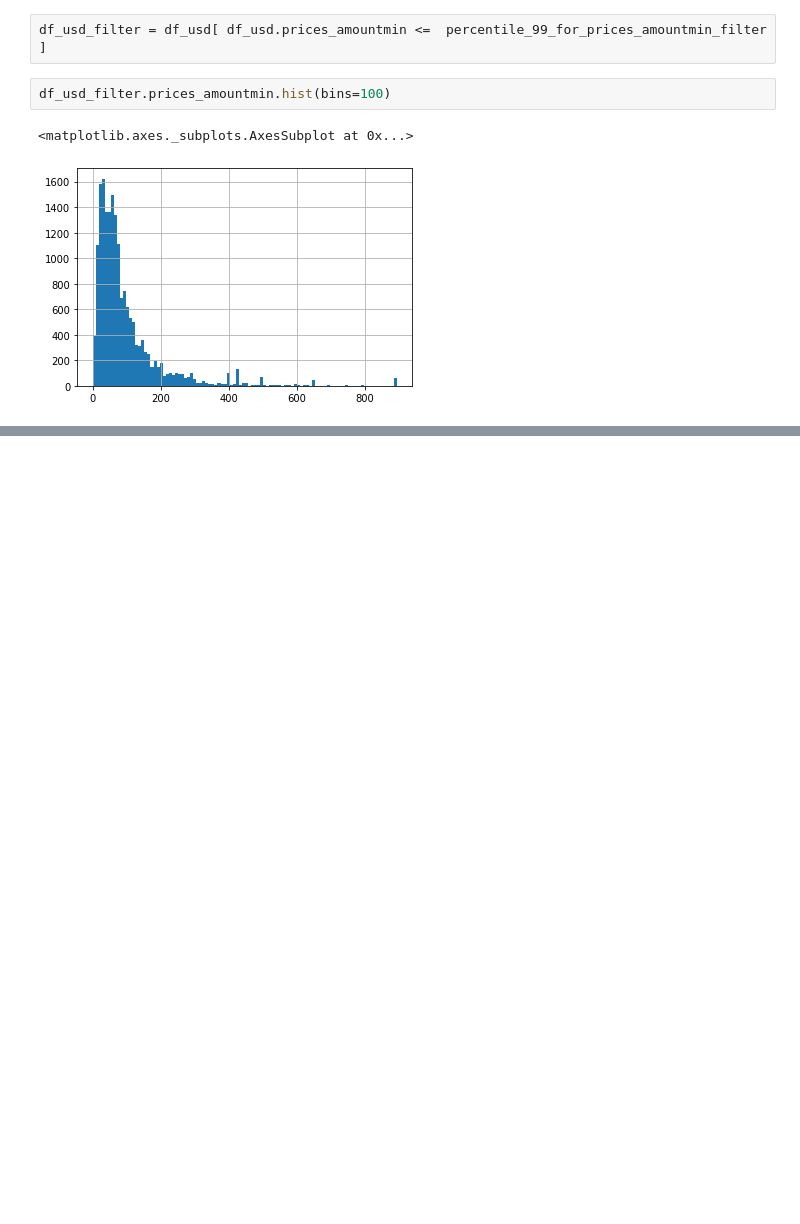
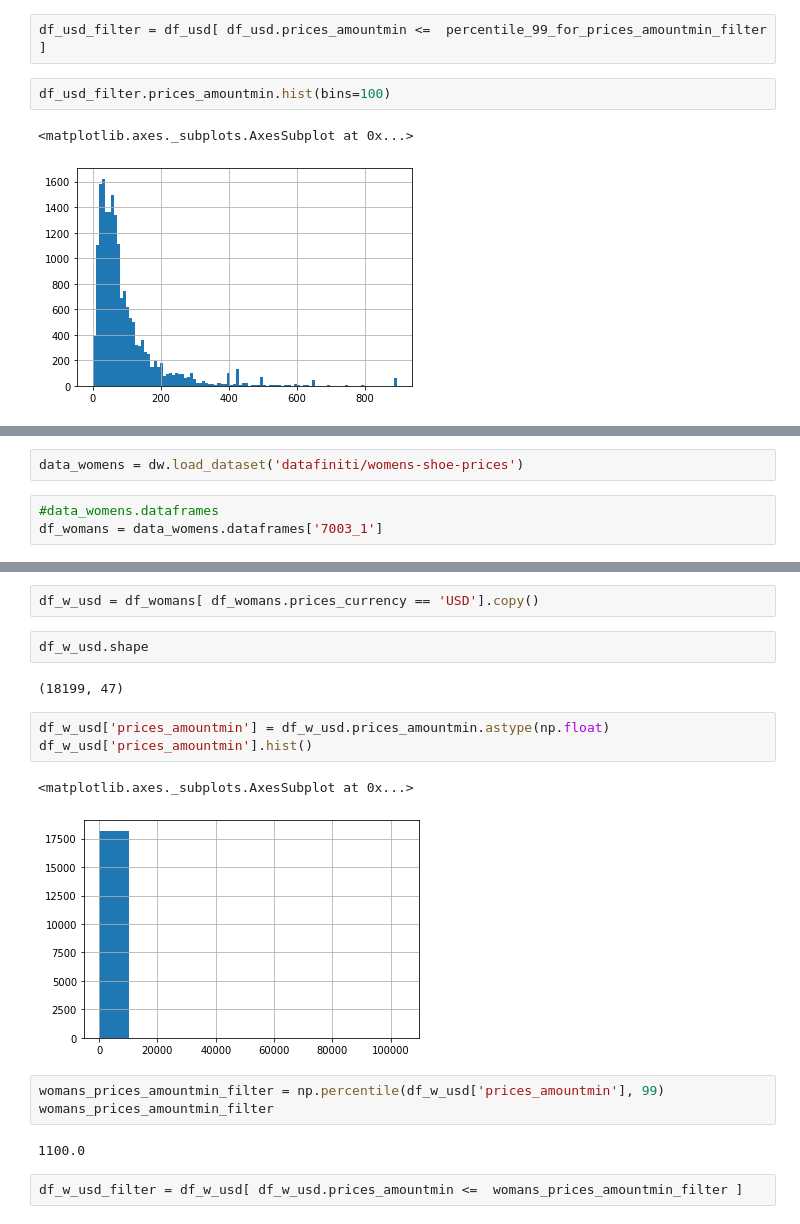
Before and after one commit to marqsmax/dw_matrix, a Jupyter notebook: matrix_one/Day3.ipynb, the cells around one changed output, grey strips where cells are left out. Drawn from its saved outputs; the diff is of its cells as text; blank space fills up the shorter version.

Commit message:
Read Woman's Shoe Prices dataset from data.world

```diff
--- a/matrix_one/Day3.ipynb
+++ b/matrix_one/Day3.ipynb
@@ -104,0 +124,5 @@ df_usd_filter.prices_amountmin.hist(bins=100)
+# %%
+data_womens = dw.load_dataset('datafiniti/womens-shoe-prices')
+# %%
+#data_womens.dataframes
+df_womans = data_womens.dataframes['7003_1']
@@ -104,0 +160,19 @@ df_usd_filter.prices_amountmin.hist(bins=100)
+# %%
+df_w_usd = df_womans[ df_womans.prices_currency == 'USD'].copy()
+# %%
+df_w_usd.shape
+# %% [output]
+(18199, 47)
+# %%
+df_w_usd['prices_amountmin'] = df_w_usd.prices_amountmin.astype(np.float)
+df_w_usd['prices_amountmin'].hist()
+# %% [output]
+<matplotlib.axes._subplots.AxesSubplot at 0x...>
+[figure, added]
+# %%
+womans_prices_amountmin_filter = np.percentile(df_w_usd['prices_amountmin'], 99)
+womans_prices_amountmin_filter
+# %% [output]
+1100.0
+# %%
+df_w_usd_filter = df_w_usd[ df_w_usd.prices_amountmin <=  womans_prices_amountmin_filter ]
```
Also changed, not shown: parts of 10 cells of this notebook.
